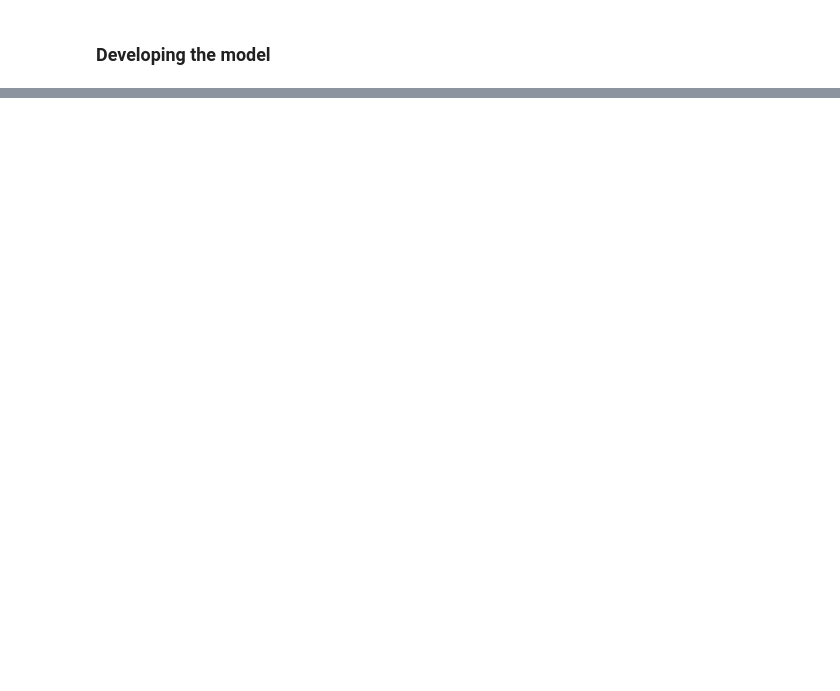
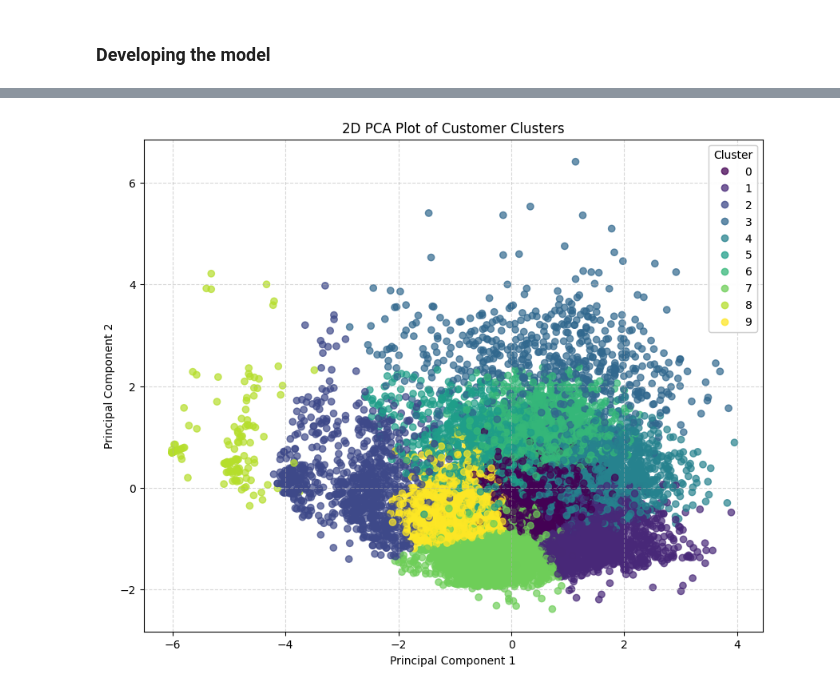
Before and after one commit to matteoros/venchi_project, a Jupyter notebook: venchi_jMLE_candidate_pack/submission/try_without_ai.ipynb, the cells around one changed output, grey strips where cells are left out. Saved outputs shown, nothing was run; the diff lists cells and outputs as text; code cells hidden in the pictures; blank space fills up the shorter version.

```diff
--- a/venchi_jMLE_candidate_pack/submission/try_without_ai.ipynb
+++ b/venchi_jMLE_candidate_pack/submission/try_without_ai.ipynb
@@ -448,0 +502,40 @@ sorted_df.show(5)
+# %%
+import matplotlib.pyplot as plt
+from sklearn.decomposition import PCA
+
+# 1. Initialize PCA to reduce the data to 2 dimensions
+pca = PCA(n_components=2)
+
+# 2. Fit and transform your scaled multidimensional data
+pca_features = pca.fit_transform(X_scaled)
+
+# Extract the X and Y coordinates for easier plotting
+pc1 = pca_features[:, 0]
+pc2 = pca_features[:, 1]
+cluster_labels = kmeans.labels_
+
+# 3. Plot the results using pure Matplotlib
+fig, ax = plt.subplots(figsize=(10, 8))
+
+# Create the scatter plot
+scatter = ax.scatter(
+    pc1,
+    pc2,
+    c=cluster_labels,     # Color points by cluster label
+    cmap='viridis',       # Apply the viridis color palette
+    alpha=0.7             # Make points slightly transparent
+)
+
+# 4. Formatting and Labels
+ax.set_title('2D PCA Plot of Customer Clusters')
+ax.set_xlabel('Principal Component 1')
+ax.set_ylabel('Principal Component 2')
+ax.grid(True, linestyle='--', alpha=0.5)
+
+# Extract legend elements directly from the scatter object
+legend = ax.legend(*scatter.legend_elements(), title='Cluster')
+ax.add_artist(legend)
+
+plt.show()
+# %% [output]
+[figure, added]
```
Also changed, not shown: parts of 16 cells of this notebook, 4 other files.
